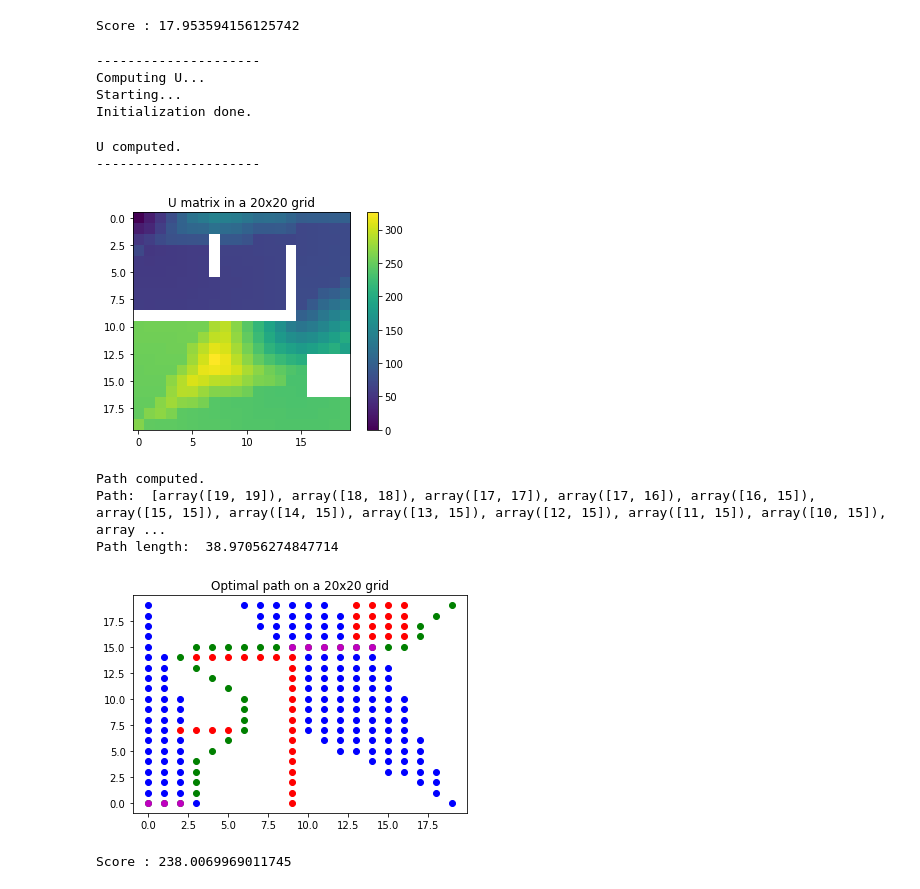
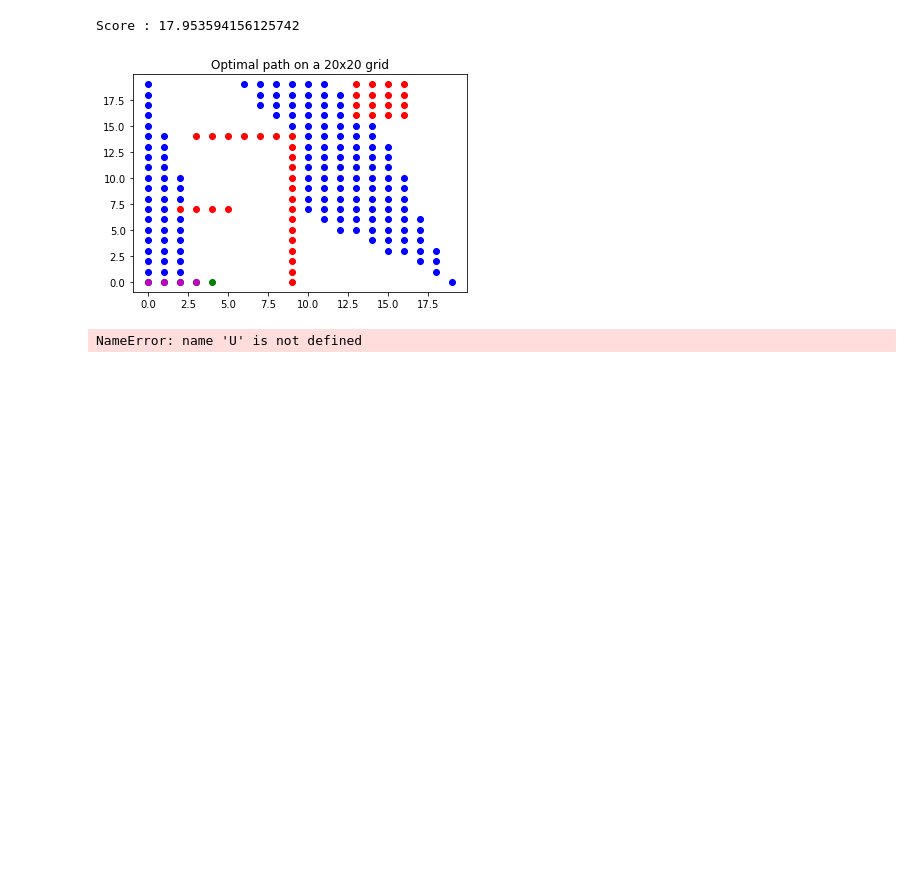
Before and after one commit to alexandreduplessis/Adversarial_Camera_Placement, a Jupyter notebook: Camera_placement.ipynb, the cells around one changed output. Saved outputs shown, nothing was run; the diff lists cells and outputs as text; code cells hidden in the pictures; blank space fills up the shorter version.

```diff
--- a/Camera_placement.ipynb
+++ b/Camera_placement.ipynb
@@ -893,59 +893,46 @@ Score : 17.953594156125742
   camera_list = [[np.array([N-1, 0]), 3*.8-0.2, 0.7], [np.array([0, N-1]), -2*.8, 0.5]]
 #   camera_list = []
 
-  path, U = path_finder(N, x0, xf, camera_list,  obstacle_list, saveU=saveU)
-  print("Path: ", path)
-  # compute path length with cost_path
-  print("Path length: ", cost_path(path))
+#   path, U = path_finder(N, x0, xf, camera_list,  obstacle_list, saveU=saveU)
+#   print("Path: ", path)
+#   # compute path length with cost_path
+#   print("Path length: ", cost_path(path))
 
-#   path = [[0, 0]]
+  path = [[i, 0] for i in range(5)]
   counter = 0
 
   if visualize:
       camera_points = []
       for cam in camera_list:
           # compute visible points
           visible_points = compute_camera_visible_points(cam, obstacle_list, N)
           for point in visible_points:
               camera_points.append(np.array(point))
 
       for camera in camera_list:
           cam, theta, alpha = camera
           camera_points.append(cam)
 
-      for i in range(N):
-          for j in range(N):
-              plt.plot(i, j, 'wo')
       for i in range(len(path)):
-          plt.plot(path[i][0], path[i][1], 'go')
+          plt.plot(path[i][0], path[i][1], 'o-g')
       # visualize obstacle
       for point in obstacles_list_to_points(obstacle_list):
           plt.plot(point[0], point[1], 'ro')
       # visualize camera
       for point in camera_points:
           # if point is not in path
           if not any((point == x).all() for x in path):
               plt.plot(point[0], point[1], 'bo')
           else: # plot in purple
               plt.plot(point[0], point[1], 'mo')
               counter += 1
       plt.title("Optimal path on a {}x{} grid".format(N, N))
       plt.show()
 
   print("Score :", U[xf[0], xf[1]])
 # %% [output]
+[figure, new version]
----------------------
-Computing U...
-Starting...
-Initialization done.
+NameError: name 'U' is not defined
-U computed.
----------------------
-[figure, old version]
-Path computed.
-Path:  [array([19, 19]), array([18, 18]), array([17, 17]), array([17, 16]), array([16, 15]), array([15, 15]), array([14, 15]), array([13, 15]), array([12, 15]), array([11, 15]), array([10, 15]), array ...
-Path length:  38.97056274847714
-[figure, removed]
-Score : 238.0069969011745
 # %%
 from matplotlib.patches import Polygon, Circle, Rectangle
 
```
Also changed, not shown: parts of 1 cell of this notebook, 9 other files.
